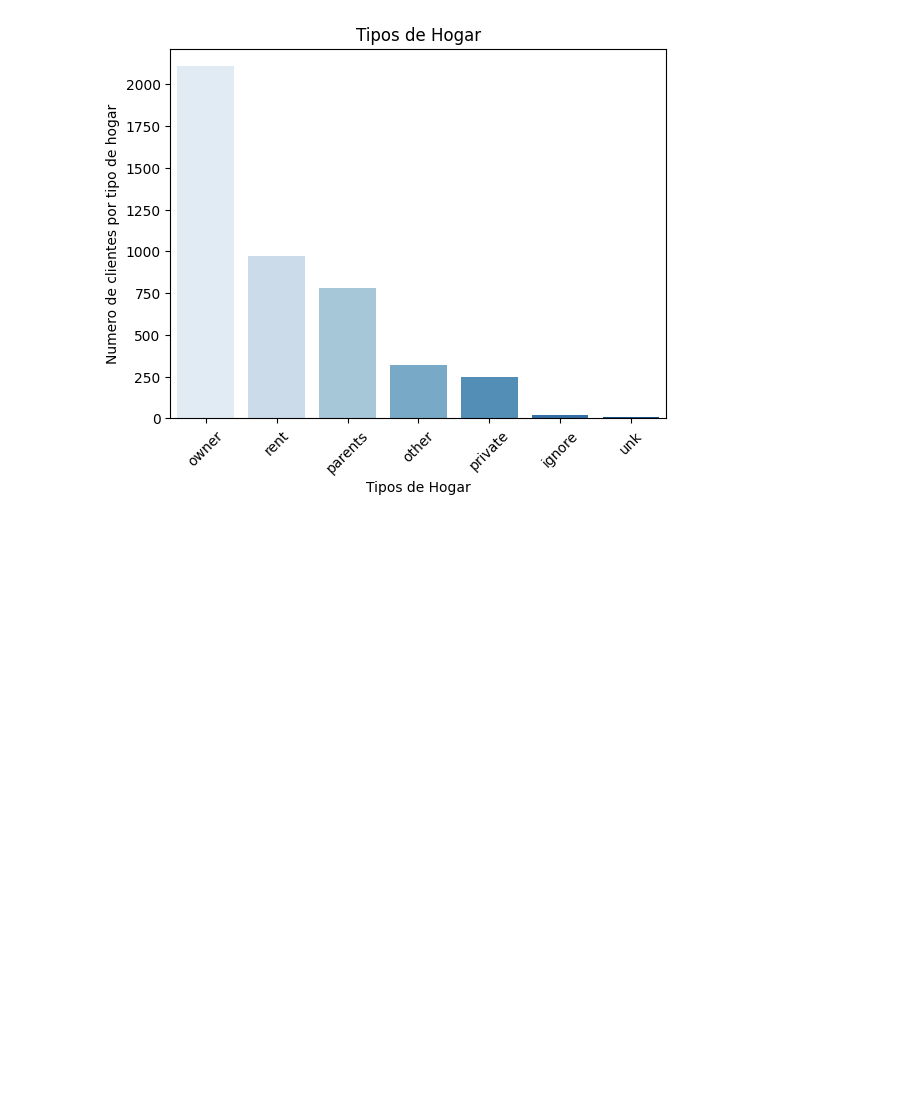
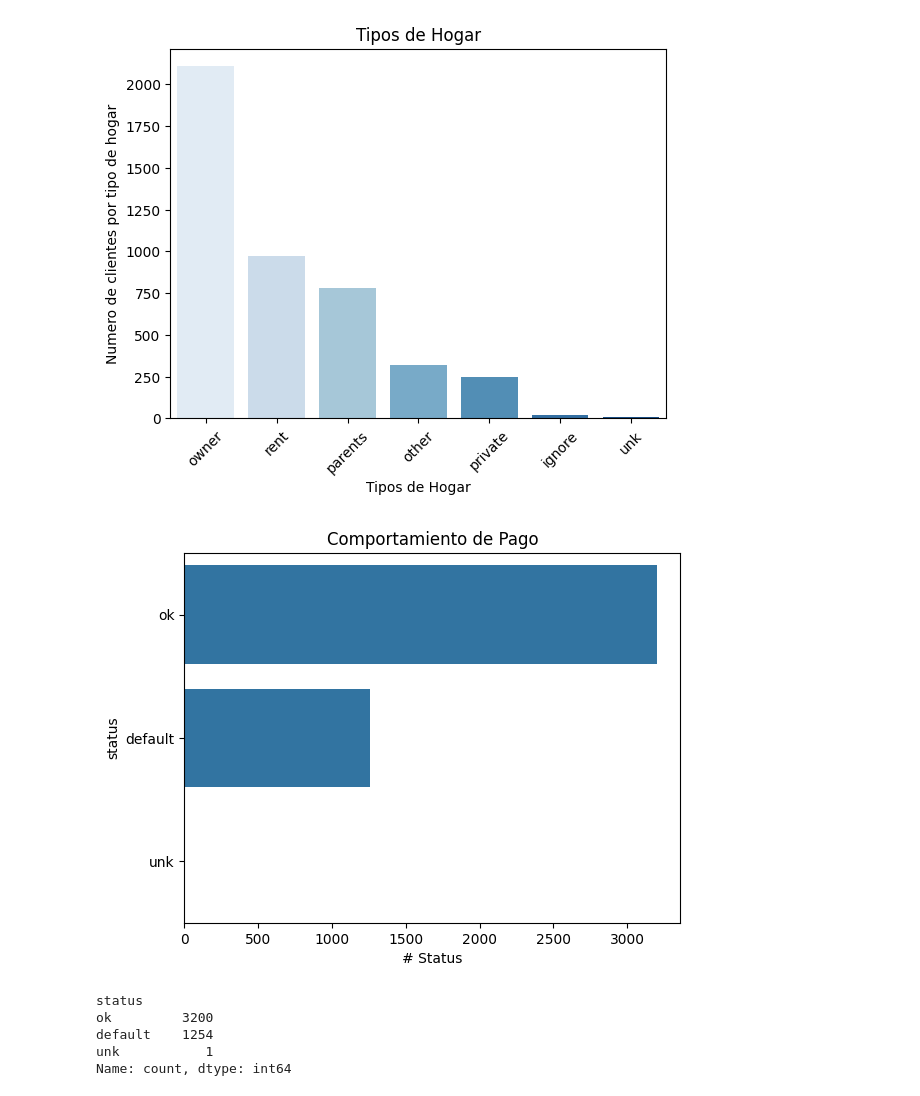
Before and after one commit to Juan1Barajas/Caso-Practico-Bedu-Python, a Jupyter notebook: Trabajo Final.ipynb, the cells around one changed output. Cells and saved outputs as stored; diff of their text form; code cells hidden in the pictures; blank space fills up the shorter version.

```diff
--- a/Trabajo Final.ipynb
+++ b/Trabajo Final.ipynb
@@ -30,3 +30,6 @@ df.head(30)
 | 27 | ok | 15 | owner | 36 | 43 | married | no | fixed | 75 | 251 | 4000 | ... |
 | 28 | default | 3 | owner | 24 | 23 | married | no | fixed | 75 | 85 | 5000 | ... |
 | 29 | default | 0 | unk | 48 | 37 | single | no | unk | 35 | 99999999 | 99999999 | ... |
+# %%
+df.columns= df.columns.str.lower()
+df.columns
@@ -221,3 +228,30 @@ Passing `palette` without assigning `hue` is deprecated and will be removed in v
 
   sns.countplot(x="home", data=df, order=df["home"].value_counts().index,
 [figure]
+# %%
+### ¿Cuantos clientes se encuentran al corriente y cuantos en atraso?
+
+
+plt.title('Comportamiento de Pago')
+
+sns.barplot(
+    x=df.status.value_counts().values,
+    y=df.status.value_counts().index,
+
+)
+
+
+plt.xlabel('# Status')
+
+plt.show()
+# %% [output]
+[figure, added]
+# %%
+status= df["status"].value_counts()
+status
+# %% [output]
+status
+ok         3200
+default    1254
+unk           1
+Name: count, dtype: int64
```
Also changed, not shown: parts of 2 cells of this notebook, 3 other files.
